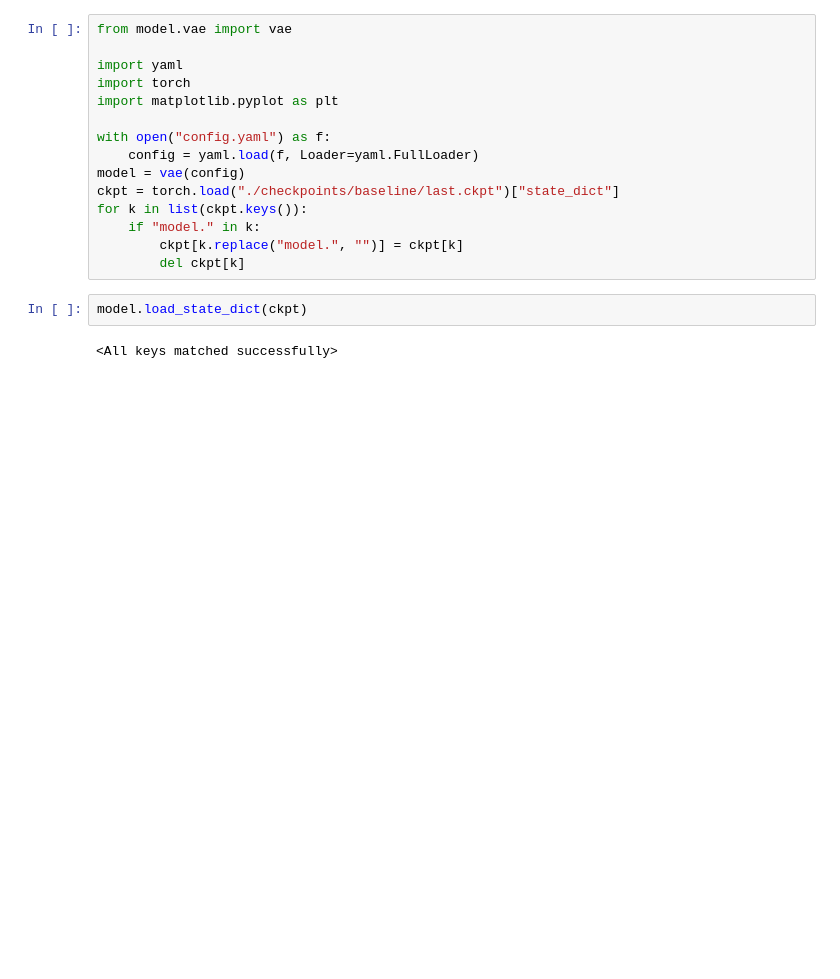
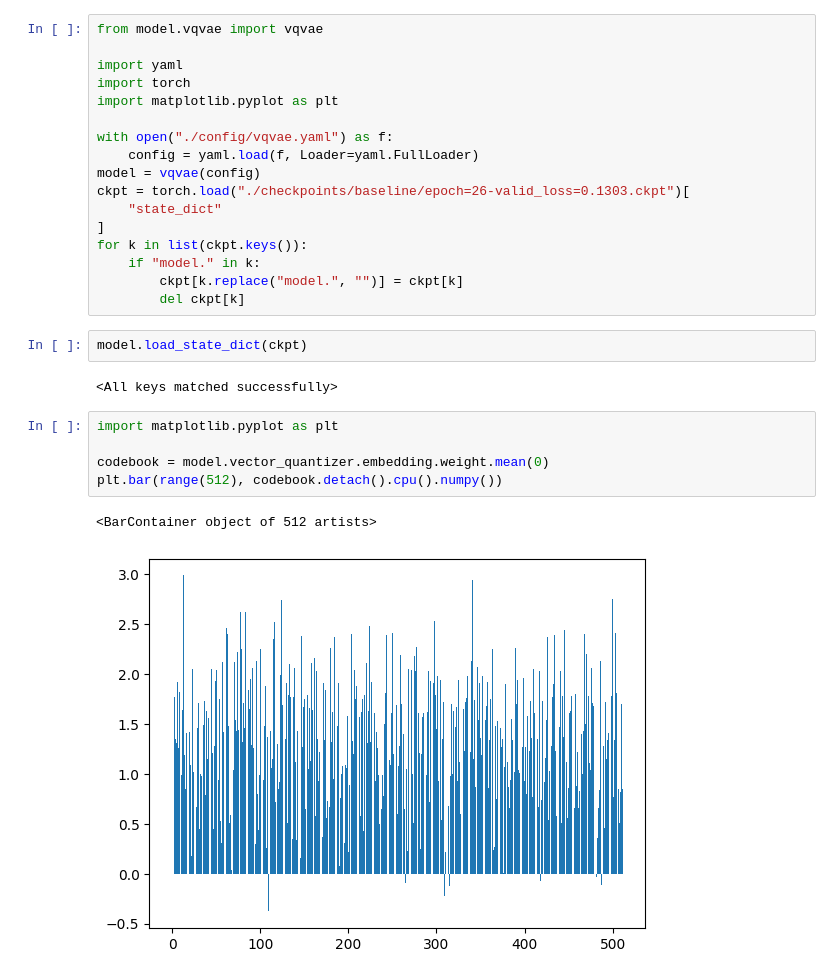
Before and after one commit to sonwe1e/PracticalLearning, a Jupyter notebook: VariationalAutoEncoder/demo.ipynb, the cells around one changed output. Drawn from its saved outputs; the diff is of its cells as text; blank space fills up the shorter version.

```diff
--- a/VariationalAutoEncoder/demo.ipynb
+++ b/VariationalAutoEncoder/demo.ipynb
@@ -1,14 +1,16 @@
 # %%
-from model.vae import vae
+from model.vqvae import vqvae
 
 import yaml
 import torch
 import matplotlib.pyplot as plt
 
-with open("config.yaml") as f:
+with open("./config/vqvae.yaml") as f:
     config = yaml.load(f, Loader=yaml.FullLoader)
-model = vae(config)
-ckpt = torch.load("./checkpoints/baseline/last.ckpt")["state_dict"]
+model = vqvae(config)
+ckpt = torch.load("./checkpoints/baseline/epoch=26-valid_loss=0.1303.ckpt")[
+    "state_dict"
+]
 for k in list(ckpt.keys()):
     if "model." in k:
         ckpt[k.replace("model.", "")] = ckpt[k]
@@ -17,6 +19,14 @@ for k in list(ckpt.keys()):
 model.load_state_dict(ckpt)
 # %% [output]
 <All keys matched successfully>
+# %%
+import matplotlib.pyplot as plt
+
+codebook = model.vector_quantizer.embedding.weight.mean(0)
+plt.bar(range(512), codebook.detach().cpu().numpy())
+# %% [output]
+<BarContainer object of 512 artists>
+[figure, added]
 # %%
 model.eval()
 result = model.sample(9)
```
Also changed, not shown: parts of 2 cells of this notebook, 28 other files.
